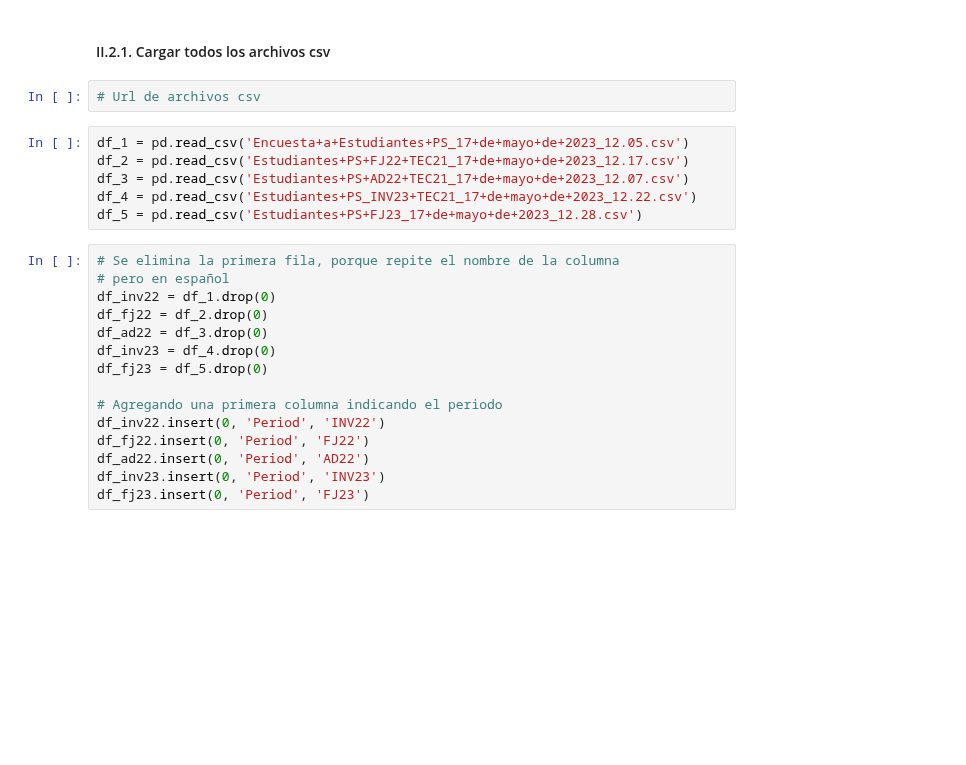
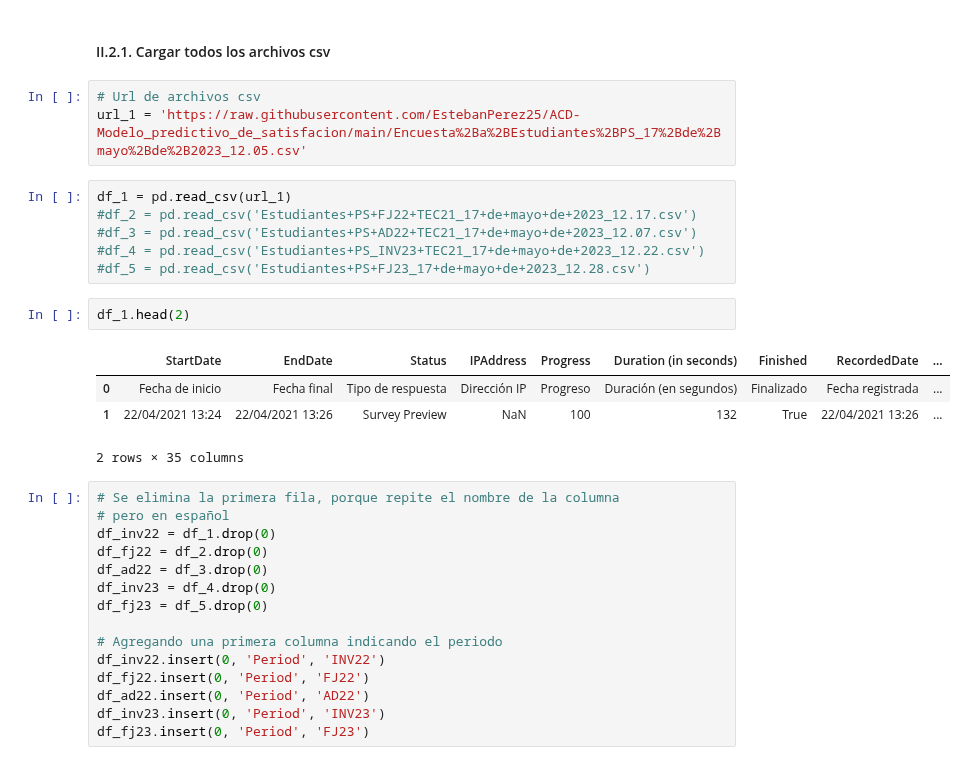
Before and after one commit to EstebanPerez25/ACD-Modelo_predictivo_de_satisfacion, a Jupyter notebook: Modelo_predictivo_de_satisfacción.ipynb, the cells around one changed output. Cells and saved outputs as stored; diff of their text form; blank space fills up the shorter version.

```diff
--- a/Modelo_predictivo_de_satisfacción.ipynb
+++ b/Modelo_predictivo_de_satisfacción.ipynb
@@ -18,14 +18,22 @@ import matplotlib.pyplot as plt
 ### II.2 Lectura de datos
 # %% [markdown]
 #### II.2.1. Cargar todos los archivos csv
-# %%
-# Url de archivos csv
+# %%
+# Url de archivos csv
+url_1 = 'https://raw.githubusercontent.com/EstebanPerez25/ACD-Modelo_predictivo_de_satisfacion/main/Encuesta%2Ba%2BEstudiantes%2BPS_17%2Bde%2Bmayo%2Bde%2B2023_12.05.csv'
 # %%
-df_1 = pd.read_csv('Encuesta+a+Estudiantes+PS_17+de+mayo+de+2023_12.05.csv')
-df_2 = pd.read_csv('Estudiantes+PS+FJ22+TEC21_17+de+mayo+de+2023_12.17.csv')
-df_3 = pd.read_csv('Estudiantes+PS+AD22+TEC21_17+de+mayo+de+2023_12.07.csv')
-df_4 = pd.read_csv('Estudiantes+PS_INV23+TEC21_17+de+mayo+de+2023_12.22.csv')
-df_5 = pd.read_csv('Estudiantes+PS+FJ23_17+de+mayo+de+2023_12.28.csv')
+df_1 = pd.read_csv(url_1)
+#df_2 = pd.read_csv('Estudiantes+PS+FJ22+TEC21_17+de+mayo+de+2023_12.17.csv')
+#df_3 = pd.read_csv('Estudiantes+PS+AD22+TEC21_17+de+mayo+de+2023_12.07.csv')
+#df_4 = pd.read_csv('Estudiantes+PS_INV23+TEC21_17+de+mayo+de+2023_12.22.csv')
+#df_5 = pd.read_csv('Estudiantes+PS+FJ23_17+de+mayo+de+2023_12.28.csv')
+# %%
+df_1.head(2)
+# %% [output]
+|  | StartDate | EndDate | Status | IPAddress | Progress | Duration (in seconds) | Finished | RecordedDate | ... |
+| 0 | Fecha de inicio | Fecha final | Tipo de respuesta | Dirección IP | Progreso | Duración (en segundos) | Finalizado | Fecha registrada | ... |
+| 1 | 22/04/2021 13:24 | 22/04/2021 13:26 | Survey Preview | NaN | 100 | 132 | True | 22/04/2021 13:26 | ... |
+2 rows × 35 columns
 # %%
 # Se elimina la primera fila, porque repite el nombre de la columna
 # pero en español
```
